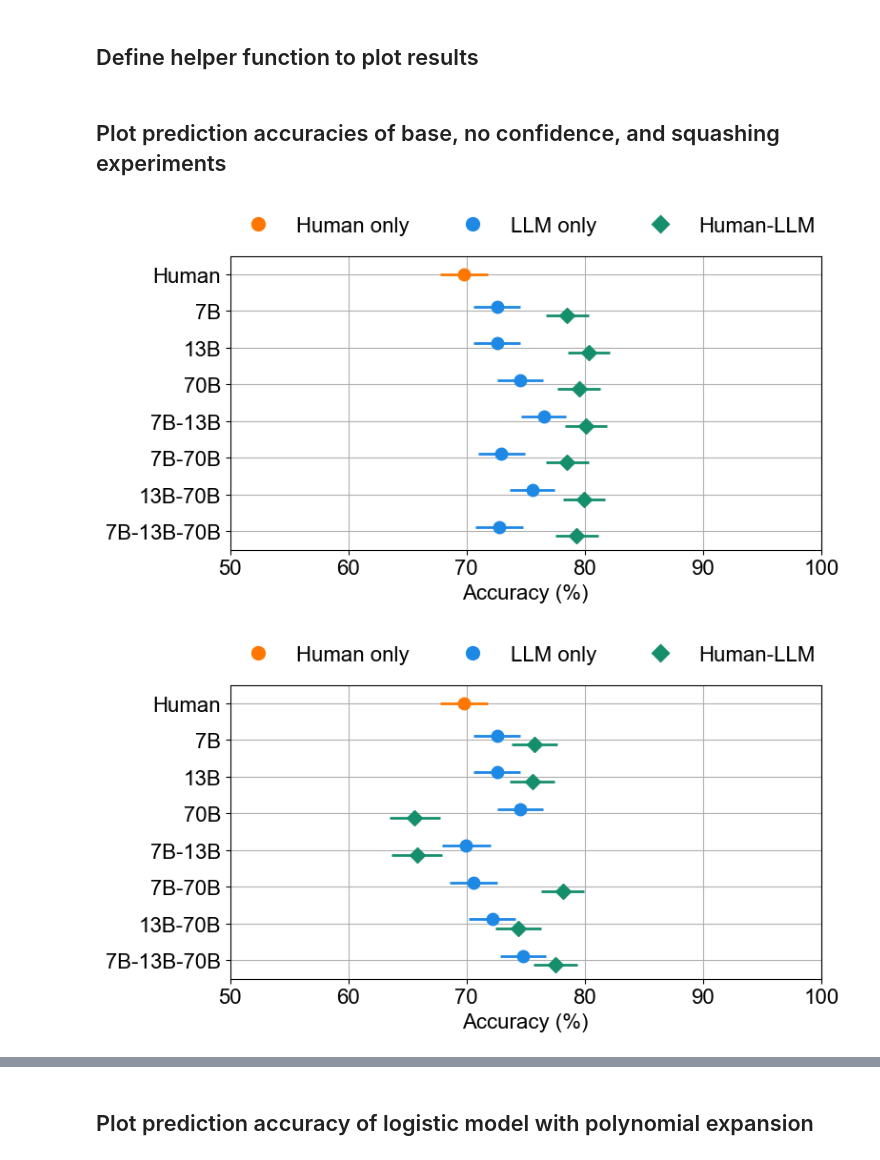
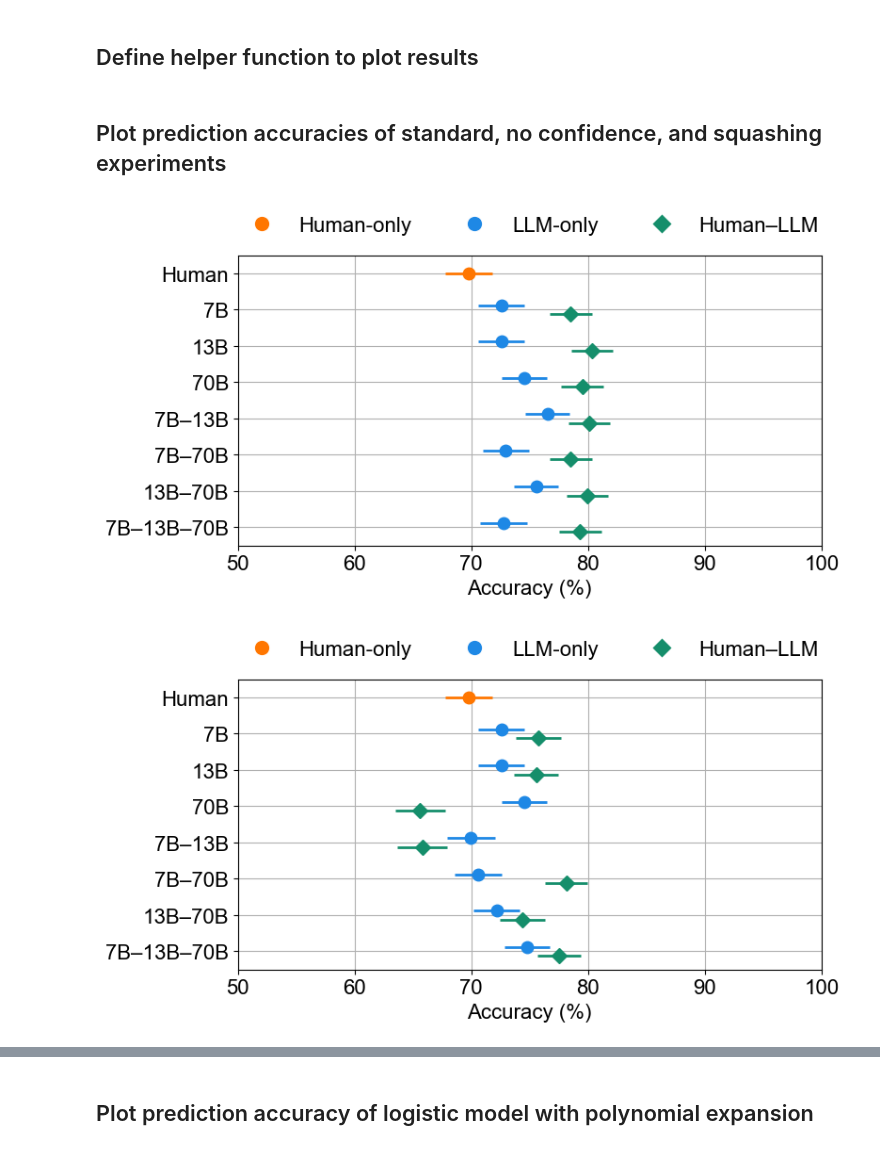
Before and after one commit to braingpt-lovelab/haico, a Jupyter notebook: notebooks/brainbench_analysis.ipynb, the cells around one changed output, grey strips where cells are left out. Saved outputs shown, nothing was run; the diff lists cells and outputs as text; code cells hidden in the pictures.

Commit message:
updated plots

```diff
--- a/notebooks/brainbench_analysis.ipynb
+++ b/notebooks/brainbench_analysis.ipynb
@@ -13,7 +13,7 @@ from matplotlib.lines import Line2D
 ## Define helper function to plot results
 # %%
 def plot_figure(df, mycolors, mymarkers, mymarksze,
-                figsize=(8,4), bbox_to_anchor=(0.5,1.2), lab_H='Human only'):
+                figsize=(8,4), bbox_to_anchor=(0.5,1.2), lab_H='Human-only'):
 
     # Set the style and font using matplotlib
     plt.rc('font', family='Arial')
@@ -70,10 +70,10 @@ def plot_figure(df, mycolors, mymarkers, mymarksze,
     # Show the plot
     plt.show()
 # %% [markdown]
-## Plot prediction accuracies of base, no confidence, and squashing experiments
+## Plot prediction accuracies of standard, no confidence, and squashing experiments
 # %%
 # Set labels for the type of team
-lab_H, lab_M, lab_HM = 'Human only', 'LLM only', 'Human-LLM'
+lab_H, lab_M, lab_HM = 'Human-only', 'LLM-only', 'Human\u2013LLM'
 
 # Get number of observations
 online_study = pd.read_csv("../data/brainbench/human/data/participant_data.csv")
@@ -87,27 +87,27 @@ mymarksze = {lab_H: 9,         lab_M: 9,         lab_HM: 8}
 # %%
 for experiment_type in ['standard', 'no_confidence', 'squashing']:
 
     # Load the results for all team member combinations
     experiment_name = f'brainbench_logistic_predictions_{experiment_type}_experiment'
     logistic_results = pd.read_csv(f'../results/{experiment_name}.csv')
     logistic_results = logistic_results.drop(columns=['Degree'])
 
     # Set type of team
     llms = list(logistic_results.iloc[:,1:-1].columns)
     df = logistic_results.copy()
-    df['Classifier'] = df.iloc[:,1:-1].apply(lambda x: 'Human' if not x[llms].any() else '-'.join([col for col in llms if x[col]]), axis=1)
+    df['Classifier'] = df.iloc[:,1:-1].apply(lambda x: 'Human' if not x[llms].any() else '\u2013'.join([col for col in llms if x[col]]), axis=1)
     df['Type'] = df.iloc[:,:-2].apply(lambda x: lab_M if not x['Human'] else lab_HM if x.sum() > 1 else lab_H, axis=1)
     df['Accuracy'] = df['Accuracy'] * 100
 
     # Calculate error bars (sem binomial data) for each point
     df['SE'] = df.apply(lambda x: np.sqrt(x['Accuracy'] * (100 - x['Accuracy']) / n), axis=1)
 
     if experiment_type == 'standard':
         # Save copy for model comparison
         df_bayesian = df.copy()
 
     # Plot Figure
     plot_figure(df, mycolors, mymarkers, mymarksze)
 # %% [output]
-[figure, old version]
+[figure, new version]
-[figure, old version]
+[figure, new version]
```
Also changed, not shown: parts of 6 cells of this notebook, 2 other files.
